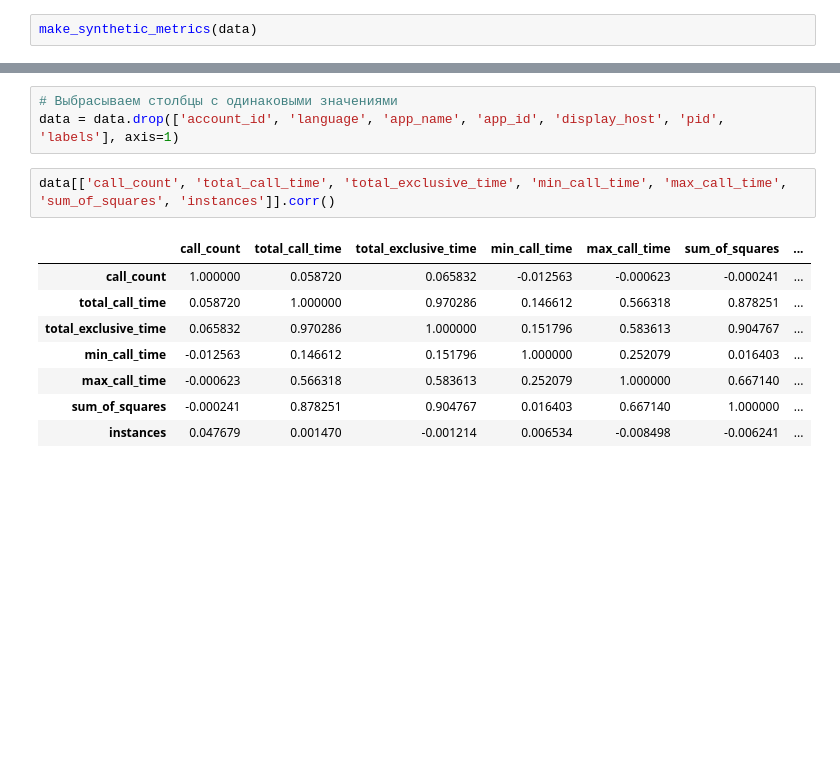
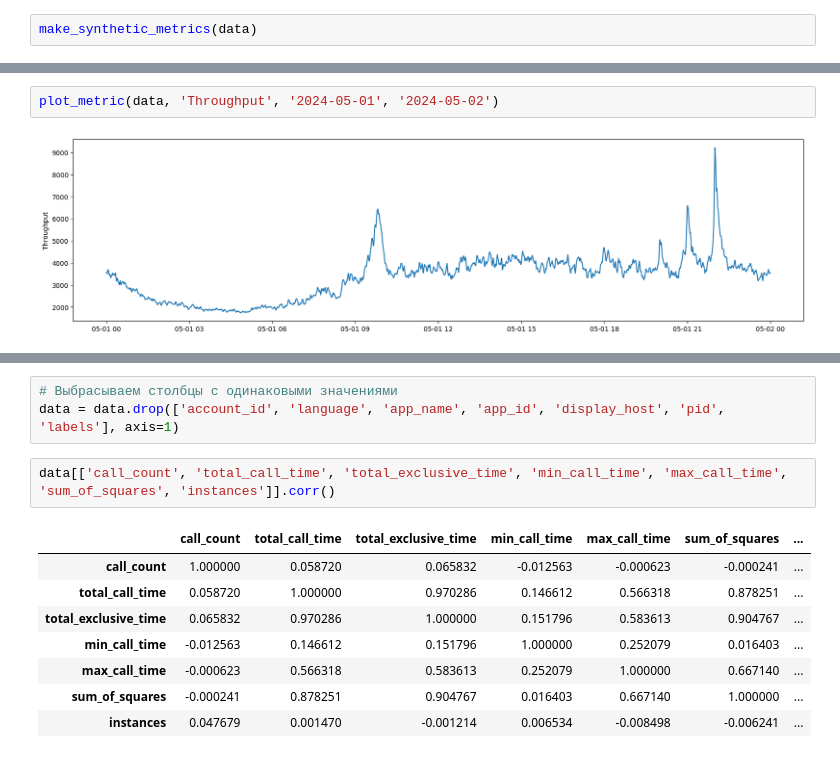
Before and after one commit to ilkaxd/RedLabHack, a Jupyter notebook: analytics/Анализ аномалий.ipynb, the cells around one changed output, grey strips where cells are left out. Saved outputs shown, nothing was run; the diff lists cells and outputs as text; blank space fills up the shorter version.

```diff
--- a/analytics/Анализ аномалий.ipynb
+++ b/analytics/Анализ аномалий.ipynb
@@ -487,0 +409,4 @@ Name: count, dtype: int64
+# %%
+plot_metric(data, 'Throughput', '2024-05-01', '2024-05-02')
+# %% [output]
+[figure, added]
```
Also changed, not shown: parts of 28 cells of this notebook, 9 other files.
